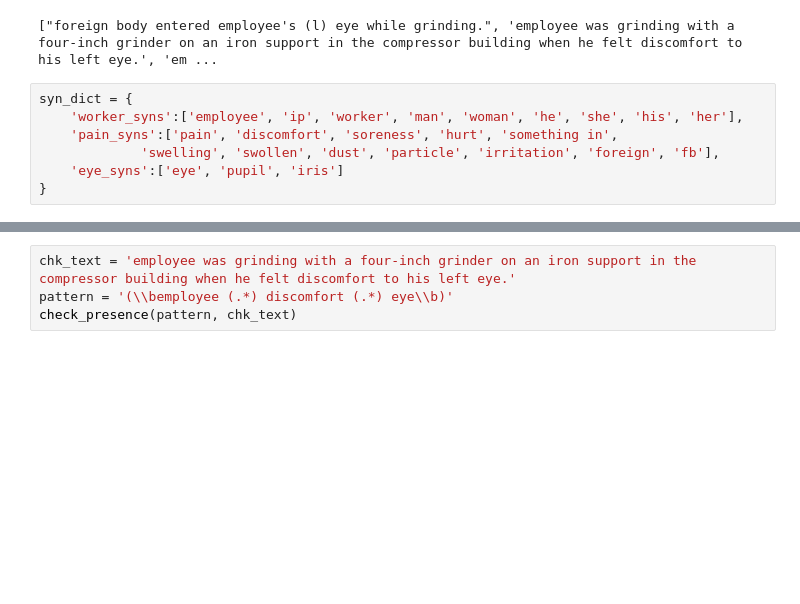
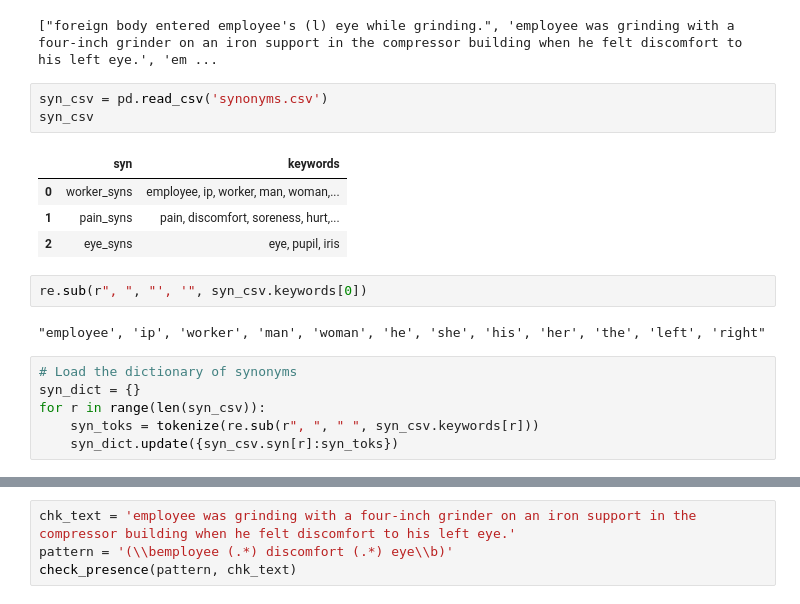
Before and after one commit to 3minuterecord/safety_report_topic_classification, a Jupyter notebook: data_preparation.ipynb, the cells around one changed output, grey strips where cells are left out. Saved outputs shown, nothing was run; the diff lists cells and outputs as text; blank space fills up the shorter version.

```diff
--- a/data_preparation.ipynb
+++ b/data_preparation.ipynb
@@ -215,10 +215,21 @@ check_all
 print(sent_tokenize(incidents.text[0]))
 # %% [output]
 ["foreign body entered employee's (l) eye while grinding.", 'employee was grinding with a four-inch grinder on an iron support in the compressor building when he felt discomfort to his left eye.', 'em ...
-# %%
-syn_dict = {
-    'worker_syns':['employee', 'ip', 'worker', 'man', 'woman', 'he', 'she', 'his', 'her'],
-    'pain_syns':['pain', 'discomfort', 'soreness', 'hurt', 'something in',
-             'swelling', 'swollen', 'dust', 'particle', 'irritation', 'foreign', 'fb'],
-    'eye_syns':['eye', 'pupil', 'iris']
-}
+# %%
+syn_csv = pd.read_csv('synonyms.csv')
+syn_csv
+# %% [output]
+|  | syn | keywords |
+| 0 | worker_syns | employee, ip, worker, man, woman,... |
+| 1 | pain_syns | pain, discomfort, soreness, hurt,... |
+| 2 | eye_syns | eye, pupil, iris |
+# %%
+re.sub(r", ", "', '", syn_csv.keywords[0])
+# %% [output]
+"employee', 'ip', 'worker', 'man', 'woman', 'he', 'she', 'his', 'her', 'the', 'left', 'right"
+# %%
+# Load the dictionary of synonyms
+syn_dict = {}
+for r in range(len(syn_csv)):
+    syn_toks = tokenize(re.sub(r", ", " ", syn_csv.keywords[r]))
+    syn_dict.update({syn_csv.syn[r]:syn_toks})
```
Also changed, not shown: parts of 6 cells of this notebook, 6 other files.
